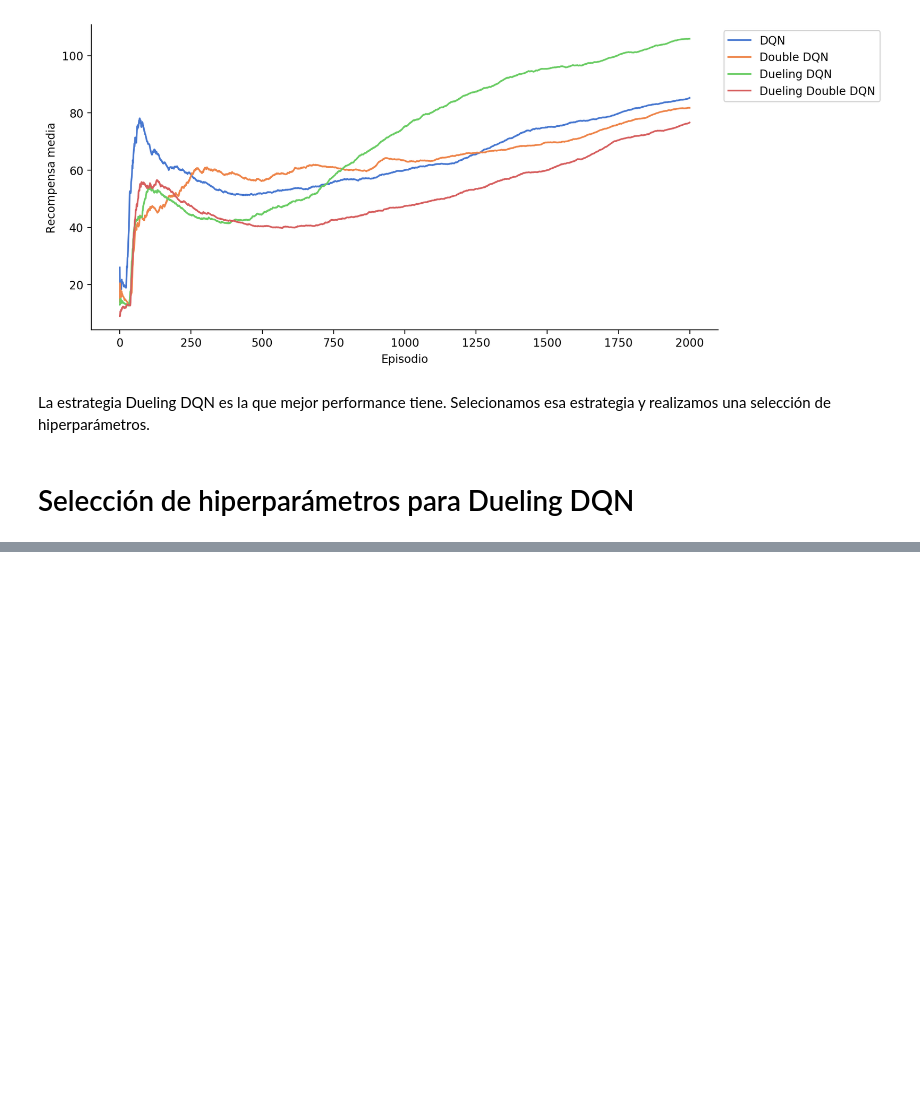
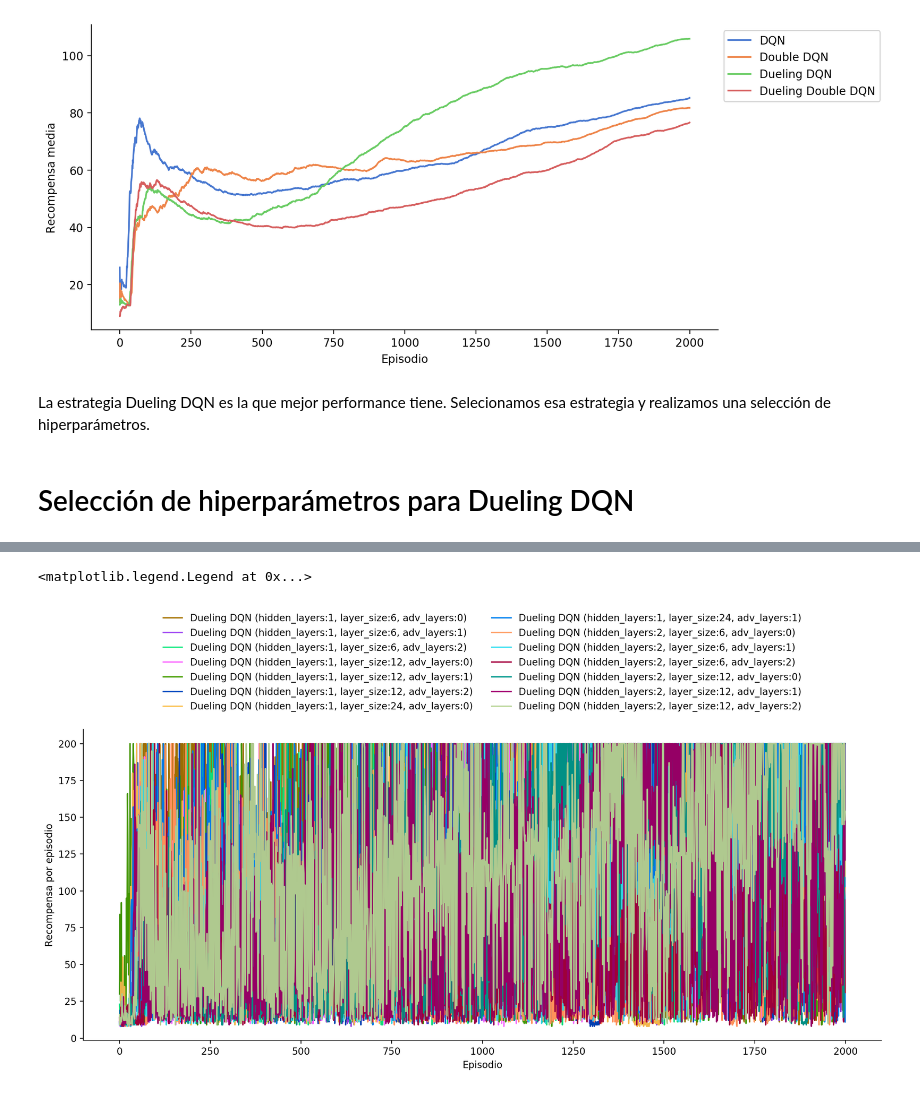
Before and after one commit to nehuengonzalez/diplodatos, a Jupyter notebook: aprendizaje_por_refuerzos/Final-Lab.ipynb, the cells around one changed output, grey strips where cells are left out. Drawn from its saved outputs; the diff is of its cells as text; code cells hidden in the pictures; blank space fills up the shorter version.

```diff
--- a/aprendizaje_por_refuerzos/Final-Lab.ipynb
+++ b/aprendizaje_por_refuerzos/Final-Lab.ipynb
@@ -20,6 +20,10 @@ from agents.utils.memory.ReplayMemory import ReplayMemory
 from agents.utils.memory.Transition import Transition
 import pandas as pd
 import seaborn as sns
+colors = ["#9d6d00", "#903ee0", "#11dc79", "#f568ff", "#419500", "#013fb0",
+          "#f2b64c", "#007ae4", "#ff905a", "#33d3e3", "#9e003a", "#019085",
+          "#950065", "#afc98f", "#ff9bfa", "#83221d", "#01668a", "#ff7c7c",
+          "#643561", "#75608a"]
 # %% [markdown]
 # Laboratorio 2
 
@@ -483,0 +459,17 @@ for hidden_layers in [1, 2, 3]:
+# %%
+df = pd.read_csv("results.csv")
+# %%
+df["unique_key"] = df.apply(lambda i : "Dueling DQN (hidden_layers:%d, layer_size:%d, adv_layers:%d)"%(i.hidden_layers, i.layer_size, i.adv_layers), axis=1)
+# %%
+hue_order = list(df.unique_key.unique())
+# %%
+
+plt.figure(figsize=(15,6),dpi=200)
+s=sns.lineplot(data=df, x="Episode", y="score", hue="unique_key", hue_order=hue_order, dashes=False, palette=colors[:len(hue_order)])
+sns.despine()
+s.set_xlabel("Episodio")
+s.set_ylabel("Recompensa por episodio")
+plt.legend(hue_order, bbox_to_anchor=(0.5,1.4), ncol=2, title=None, frameon=False, loc=9)
+# %% [output]
+<matplotlib.legend.Legend at 0x...>
+[figure, added]
```
Also changed, not shown: parts of 7 cells of this notebook, 2 other files.
